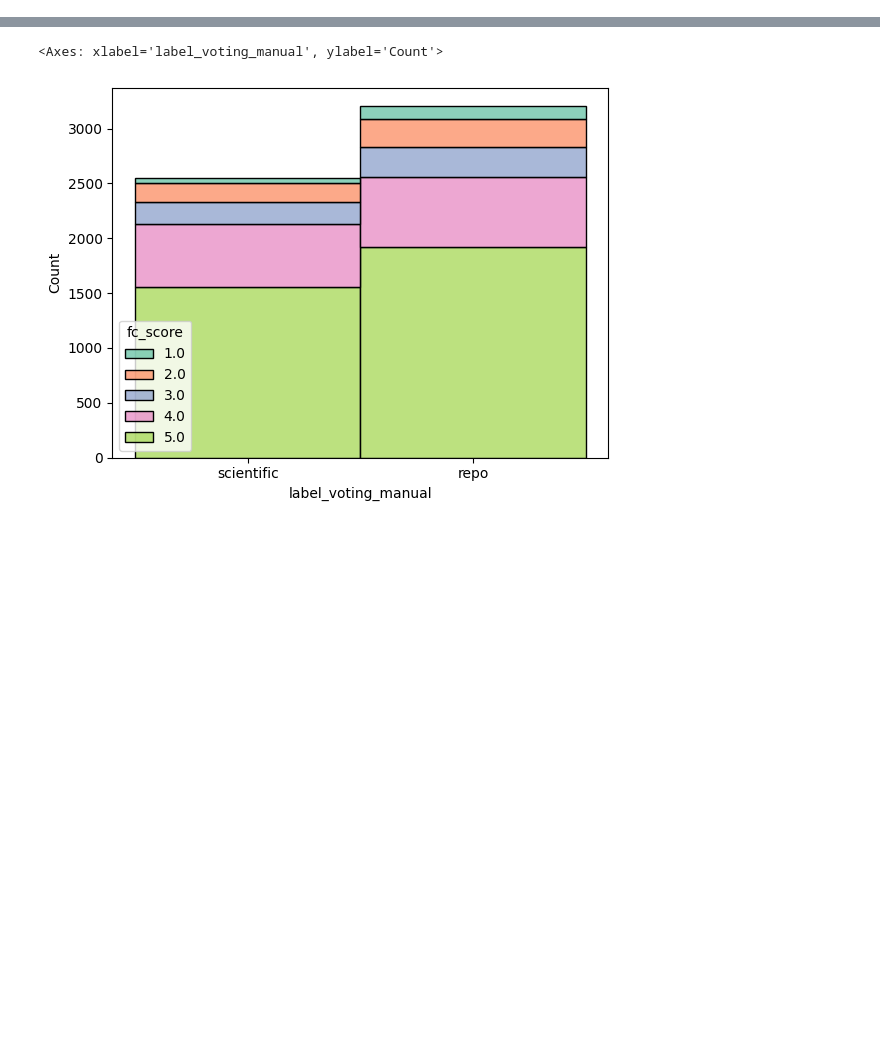
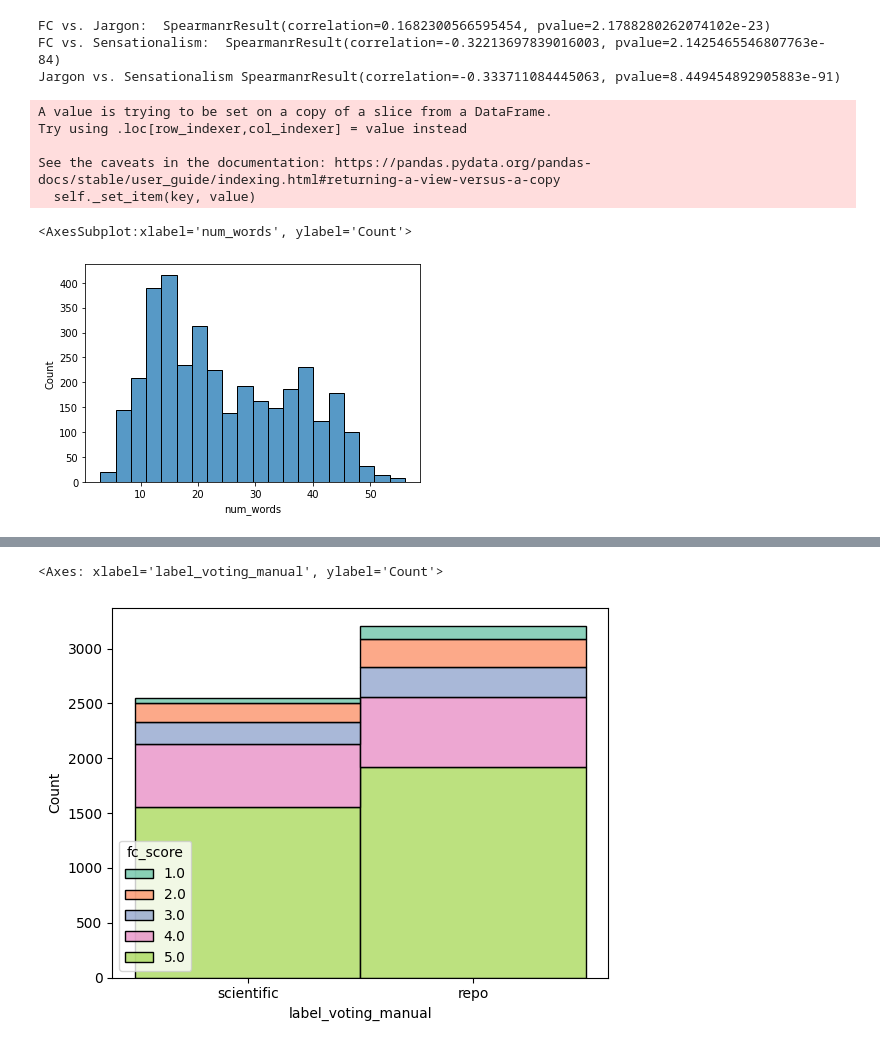
Before and after one commit to vetlewj/algorithmic-media, a Jupyter notebook: fc_metric/fc_analysis.ipynb, the cells around one changed output, grey strips where cells are left out. Cells and saved outputs as stored; diff of their text form; code cells hidden in the pictures; blank space fills up the shorter version.

```diff
--- a/fc_metric/fc_analysis.ipynb
+++ b/fc_metric/fc_analysis.ipynb
@@ -55,0 +45,22 @@ df_combined
+# %%
+#check correlations among all three metrics
+print("FC vs. Jargon: ", stats.spearmanr(filtered_df['fc_score'], filtered_df['jargon_proportion']))
+print("FC vs. Sensationalism: ", stats.spearmanr(filtered_df['sensationalism_score'], filtered_df['fc_score']))
+print("Jargon vs. Sensationalism", stats.spearmanr(filtered_df['jargon_proportion'], filtered_df['sensationalism_score']))
+# %% [output]
+FC vs. Jargon:  SpearmanrResult(correlation=0.1682300566595454, pvalue=2.1788280262074102e-23)
+FC vs. Sensationalism:  SpearmanrResult(correlation=-0.32213697839016003, pvalue=2.1425465546807763e-84)
+Jargon vs. Sensationalism SpearmanrResult(correlation=-0.333711084445063, pvalue=8.449454892905883e-91)
+# %%
+#distribution of title lengths
+filtered_df['num_words'] = filtered_df['title_x'].apply(lambda x: len(str(x).split()))
+
+sns.histplot(filtered_df['num_words'])
+# %% [output]
+A value is trying to be set on a copy of a slice from a DataFrame.
+Try using .loc[row_indexer,col_indexer] = value instead
+
+See the caveats in the documentation: https://pandas.pydata.org/pandas-docs/stable/user_guide/indexing.html#returning-a-view-versus-a-copy
+  self._set_item(key, value)
+<AxesSubplot:xlabel='num_words', ylabel='Count'>
+[figure, added]
```
Also changed, not shown: parts of 26 cells of this notebook.
